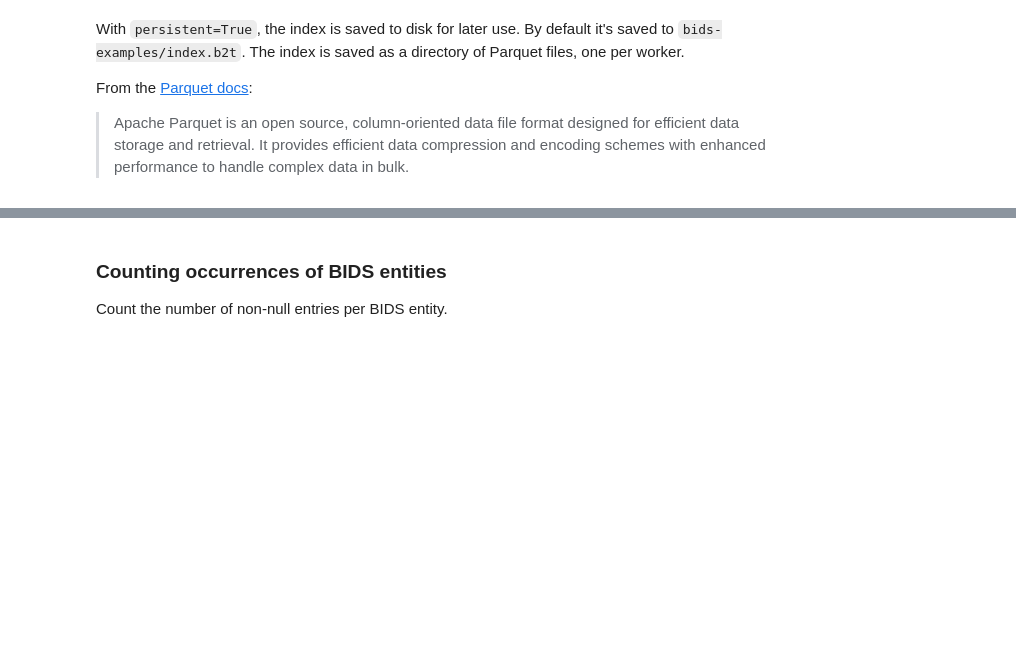
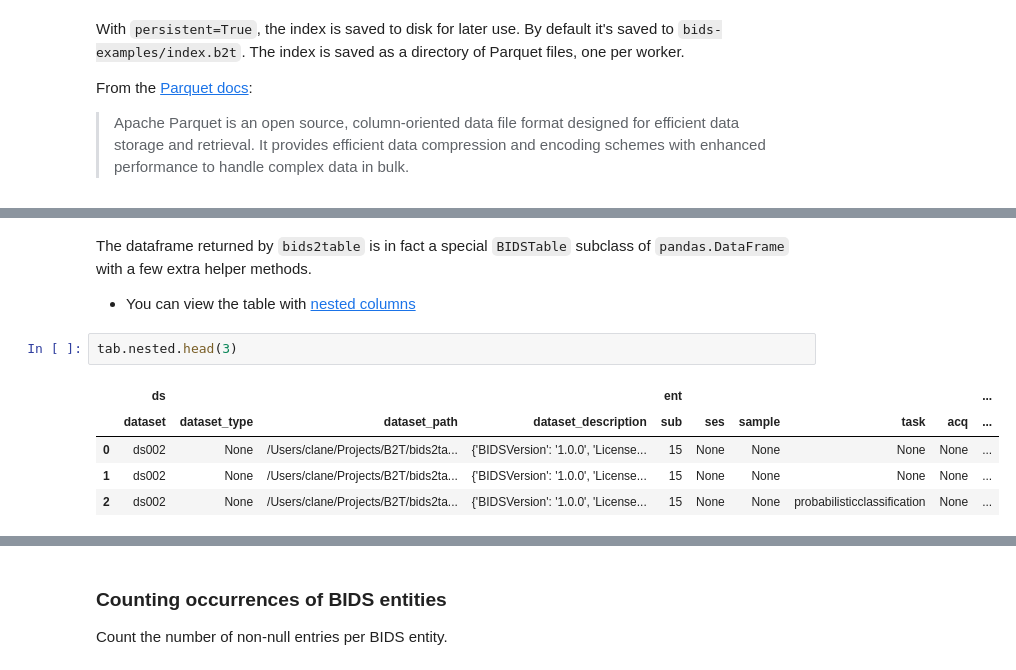
Before and after one commit to childmindresearch/bids2table, a Jupyter notebook: example/example.ipynb, the cells around one changed output, grey strips where cells are left out. Cells and saved outputs as stored; diff of their text form; blank space fills up the shorter version.

```diff
--- a/example/example.ipynb
+++ b/example/example.ipynb
@@ -138,0 +73,12 @@ df.head(3)
+# %% [markdown]
+The dataframe returned by `bids2table` is in fact a special `BIDSTable` subclass of `pandas.DataFrame` with a few extra helper methods.
+
+- You can view the table with [nested columns](https://pandas.pydata.org/docs/user_guide/advanced.html#hierarchical-indexing-multiindex)
+# %%
+tab.nested.head(3)
+# %% [output]
+|  | ds |  |  |  | ent |  |  |  |  | ... |
+|  | dataset | dataset_type | dataset_path | dataset_description | sub | ses | sample | task | acq | ... |
+| 0 | ds002 | None | /Users/clane/Projects/B2T/bids2ta... | {'BIDSVersion': '1.0.0', 'License... | 15 | None | None | None | None | ... |
+| 1 | ds002 | None | /Users/clane/Projects/B2T/bids2ta... | {'BIDSVersion': '1.0.0', 'License... | 15 | None | None | None | None | ... |
+| 2 | ds002 | None | /Users/clane/Projects/B2T/bids2ta... | {'BIDSVersion': '1.0.0', 'License... | 15 | None | None | probabilisticclassification | None | ... |
```
Also changed, not shown: parts of 44 cells of this notebook, 18 other files.
